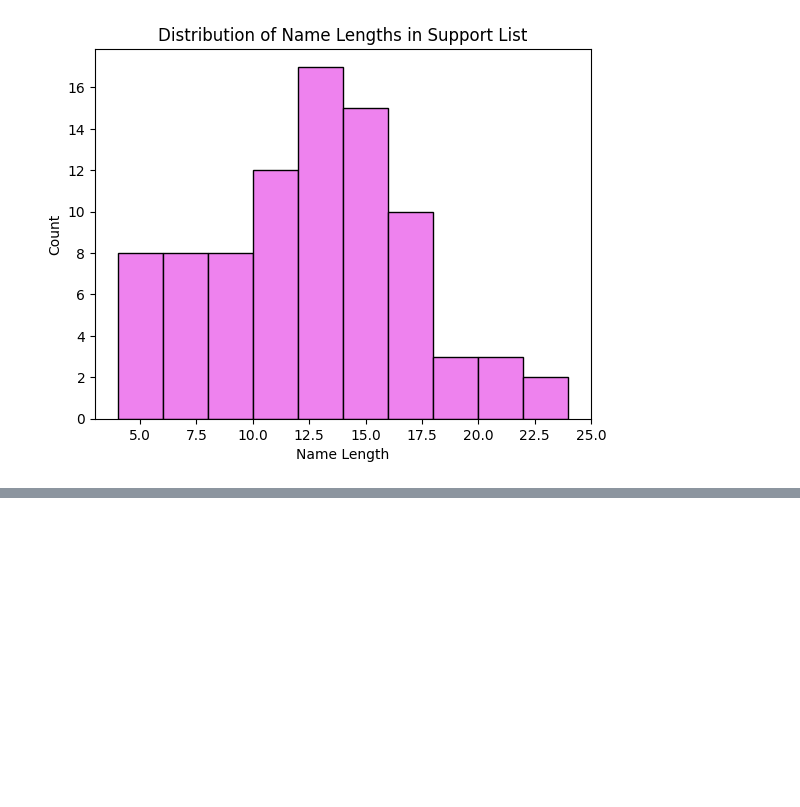
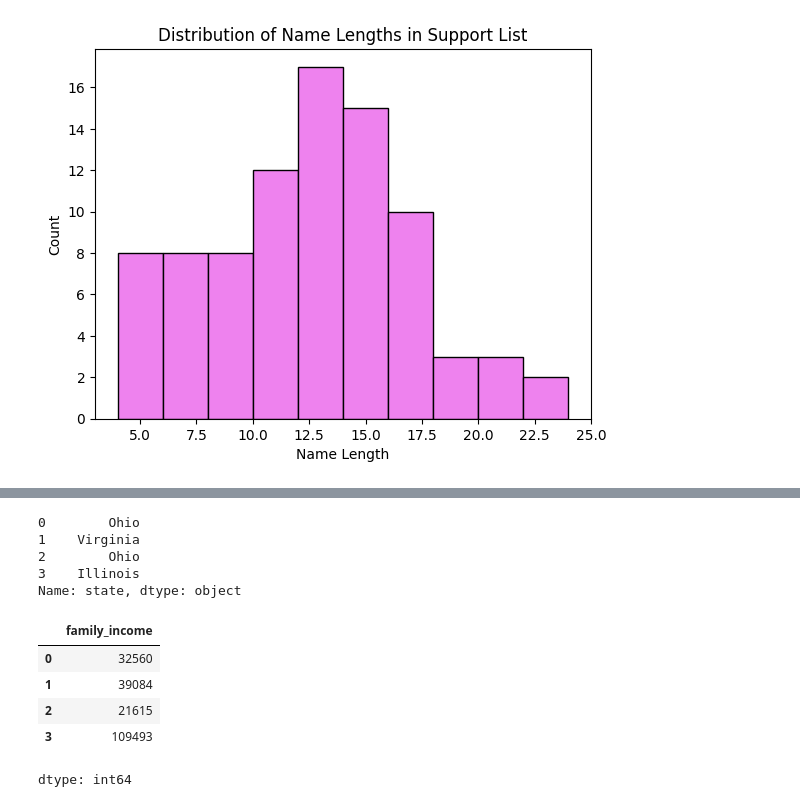
Before and after one commit to Saiakashaya/DATA_SCIENCE, a Jupyter notebook: regex.ipynb, the cells around one changed output, grey strips where cells are left out. Cells and saved outputs as stored; diff of their text form; code cells hidden in the pictures; blank space fills up the shorter version.

```diff
--- a/regex.ipynb
+++ b/regex.ipynb
@@ -75,0 +99,20 @@ plt.show()
+# %%
+import matplotlib.pyplot as plt
+import numpy as np
+
+m1=df.loc[0:3,"state"]
+m2=df.loc[0:3,"family_income"]
+print(m1)
+m2
+# %% [output]
+0        Ohio
+1    Virginia
+2        Ohio
+3    Illinois
+Name: state, dtype: object
+|  | family_income |
+| 0 | 32560 |
+| 1 | 39084 |
+| 2 | 21615 |
+| 3 | 109493 |
+dtype: int64
```
Also changed, not shown: parts of 6 cells of this notebook.
